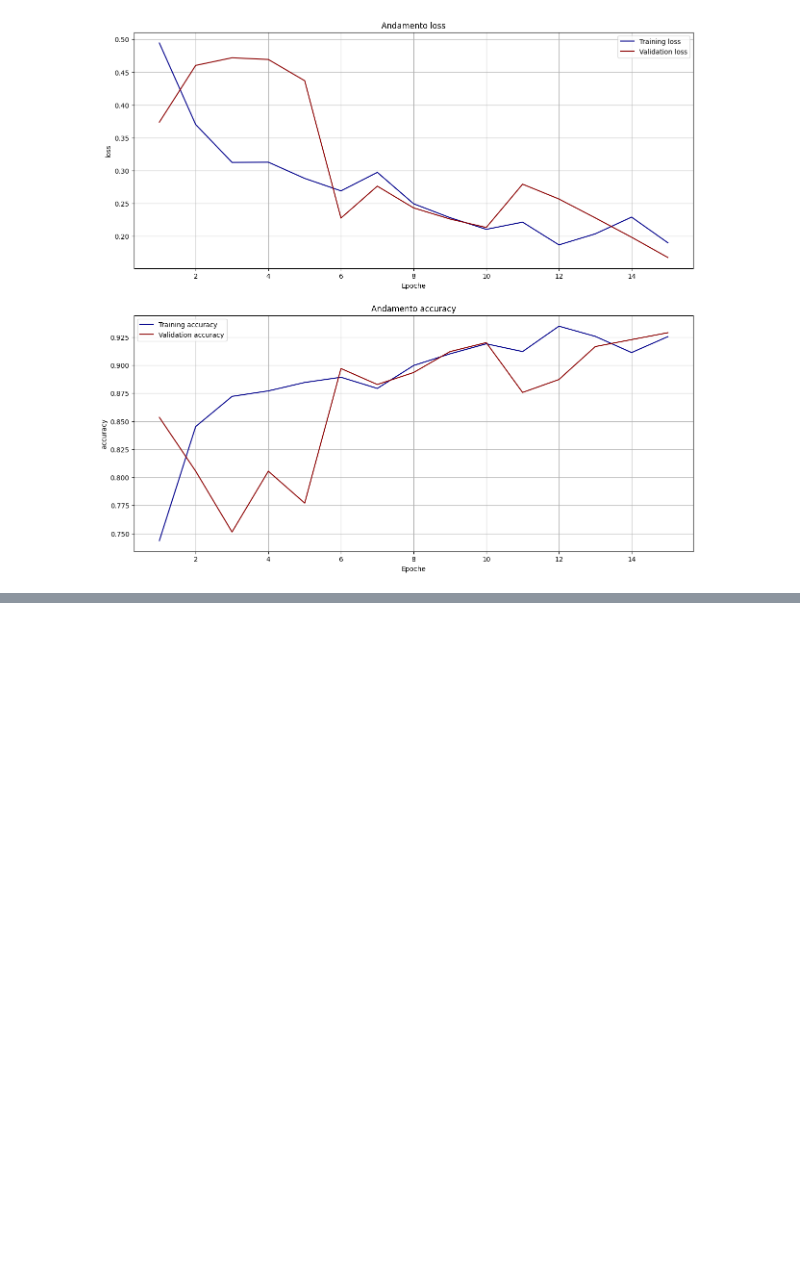
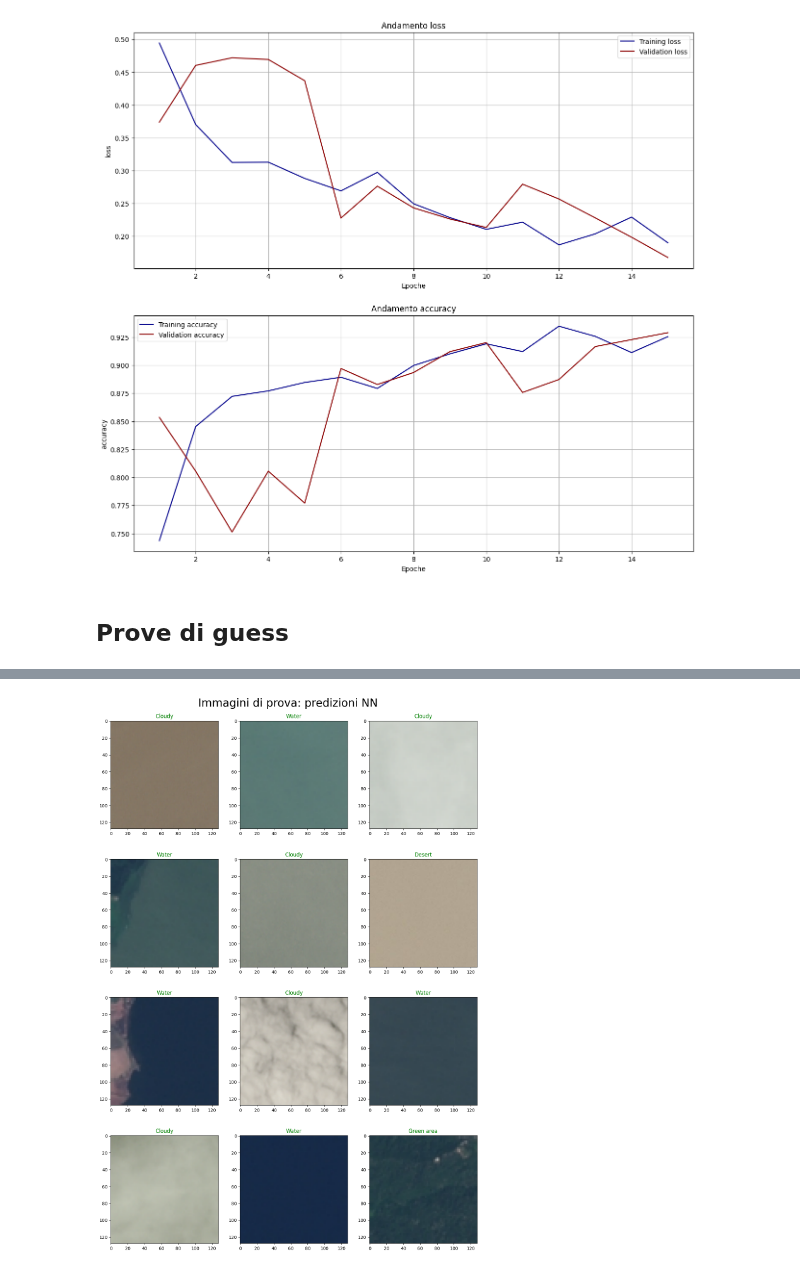
Before and after one commit to Negrini085/DeepLearning, a Jupyter notebook: Tutorial/simpleCNN.ipynb, the cells around one changed output, grey strips where cells are left out. Saved outputs shown, nothing was run; the diff lists cells and outputs as text; code cells hidden in the pictures; blank space fills up the shorter version.

Commit message:
Aggiunta prova di guess

```diff
--- a/Tutorial/simpleCNN.ipynb
+++ b/Tutorial/simpleCNN.ipynb
@@ -149,3 +137,37 @@ def plotTrInfo(hist):
 plotTrInfo(hist)
 # %% [output]
 [figure]
+# %% [markdown]
+## Prove di guess
+# %%
+# Funzione per fare delle guess con la rete neurale
+def studyPred(model, valDat, titles):
+
+    # Estraggo le immagini e le labels
+    images, labels = next(valDat)
+
+
+    # Funzione per verificare predizioni del modello e posizionamento della bounding box
+    fig, ax = plt.subplots(4, 3, figsize = (15, 20))
+    for i in range(0, 4):
+        for j in range(0, 3):
+            # Faccio la predizione dell'immagine
+            pred = model.predict(np.expand_dims(images[3*i+j, :, :], axis= 0))
+
+            ax[i][j].imshow(images[3*i+j, :, :])
+
+            # Scelgo colore del titolo: rosso se la guess è sbagliata, altrimenti verde
+            if np.argmax(pred) != np.argmax(labels[3*i+j]):
+                ax[i][j].set_title(titles[np.argmax(pred)], color = 'red')
+            else:
+                ax[i][j].set_title(titles[np.argmax(pred)], color = 'green')
+
+
+    fig.suptitle("Immagini di prova: predizioni NN", fontsize = 25)
+    plt.subplots_adjust(top=0.95)
+    plt.show()
+
+
+titles = np.array(['Cloudy', 'Desert', 'Green area', 'Water'])
+studyPred(model, valDat, titles)
+# %% [output]
@@ -151,0 +186 @@ plotTrInfo(hist)
+[figure, added]
```
Also changed, not shown: parts of 2 cells of this notebook.
